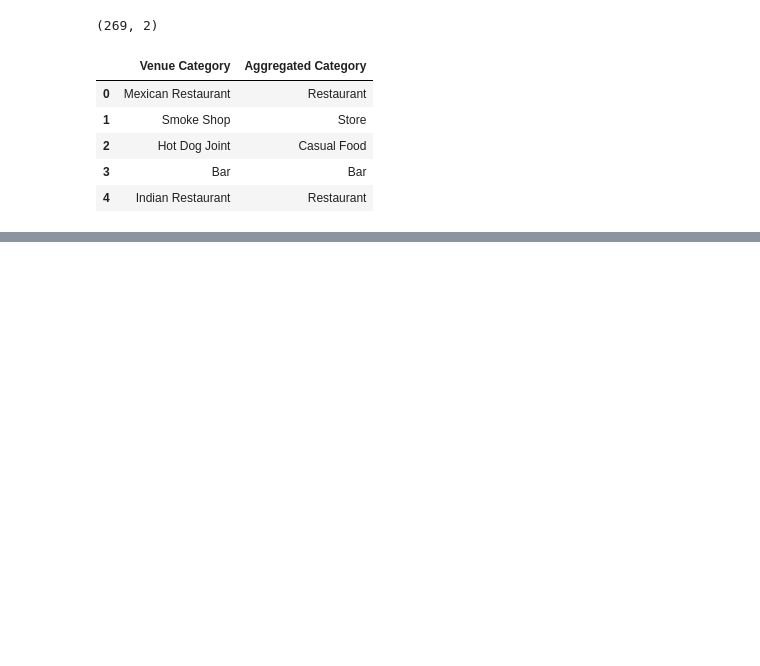
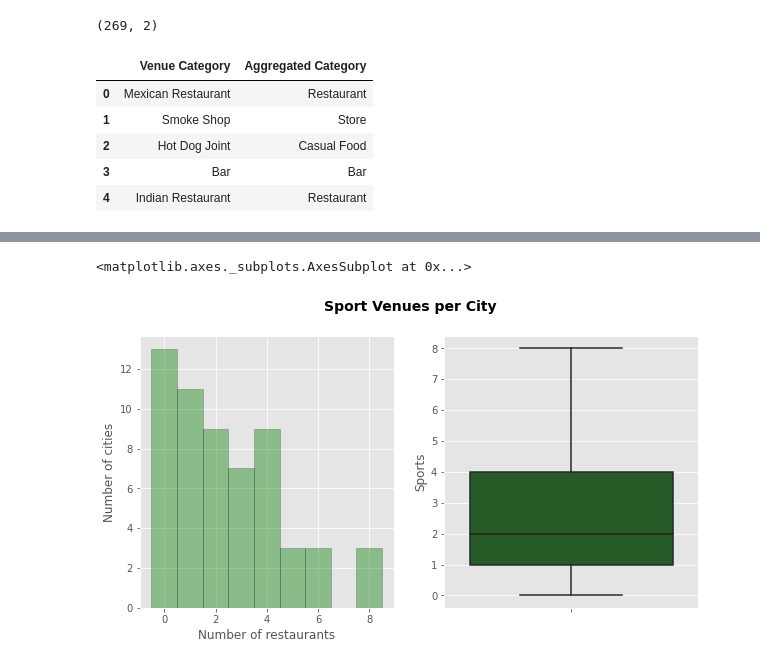
Before and after one commit to jgarcia-garcia/Coursera_Capstone, a Jupyter notebook: Best_Office_Location_SFBayArea.ipynb, the cells around one changed output, grey strips where cells are left out. Saved outputs shown, nothing was run; the diff lists cells and outputs as text; code cells hidden in the pictures; blank space fills up the shorter version.

```diff
--- a/Best_Office_Location_SFBayArea.ipynb
+++ b/Best_Office_Location_SFBayArea.ipynb
@@ -578 +580,19 @@ sns.boxplot(y=toronto_grouped['Casual Food'],ax=axes[1], color = 'yellow', satur
+# %%
+# Sports venues
+# Histogram of restaurants per city
+fig, axes = plt.subplots(1, 2, figsize=(10,5))
+fig.suptitle('Sport Venues per City',fontsize=14, fontweight='bold')
+
+bins = np.arange(0, toronto_grouped['Sports'].max() + 1.5) - 0.5
+sns.distplot(toronto_grouped['Sports'], ax=axes[0],hist=True, kde=False,
+             bins=bins, color = 'green',
+             hist_kws={'edgecolor':'black'})
+
+axes[0].set_xlabel('Number of restaurants')
+axes[0].set_ylabel('Number of cities')
+
+sns.boxplot(y=toronto_grouped['Sports'],ax=axes[1], color = 'green',saturation=0.4)
+# %% [output]
+<matplotlib.axes._subplots.AxesSubplot at 0x...>
+[figure, added]
 # %%
```
Also changed, not shown: parts of 13 cells of this notebook.
